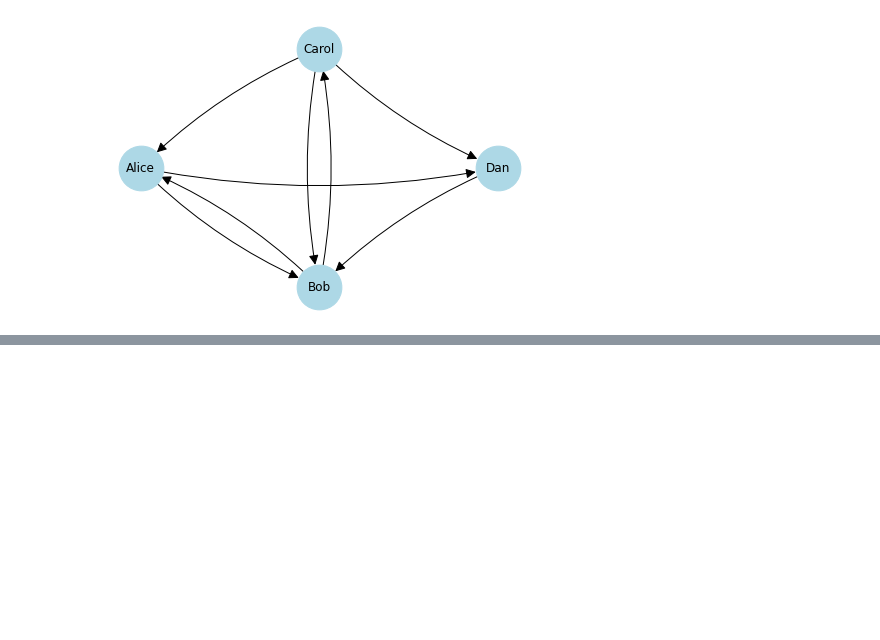
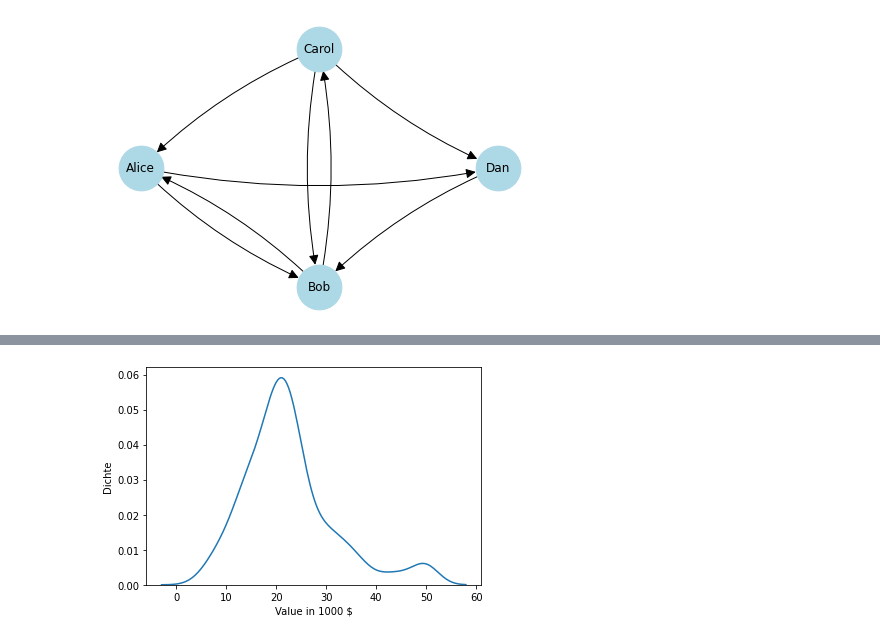
Before and after one commit to sherbold/data-science-crashkurs, a Jupyter notebook: content/chapters/kapitel_03.ipynb, the cells around one changed output, grey strips where cells are left out. Saved outputs shown, nothing was run; the diff lists cells and outputs as text; code cells hidden in the pictures; blank space fills up the shorter version.

```diff
--- a/content/chapters/kapitel_03.ipynb
+++ b/content/chapters/kapitel_03.ipynb
@@ -199,0 +355,10 @@ Diese Graph ist einfach zu lesen und gibt uns ein intuitives Verständnis der Be
+# %%
+import seaborn as sns  # seaborn is a visualization libary build on top of matplotlib
+
+fig, ax = plt.subplots()
+sns.kdeplot(boston.target, ax=ax)
+ax.set_xlabel('Value in 1000 $')
+ax.set_ylabel('Dichte')
+plt.show()
+# %% [output]
+[figure, added]
```
Also changed, not shown: parts of 48 cells of this notebook.
